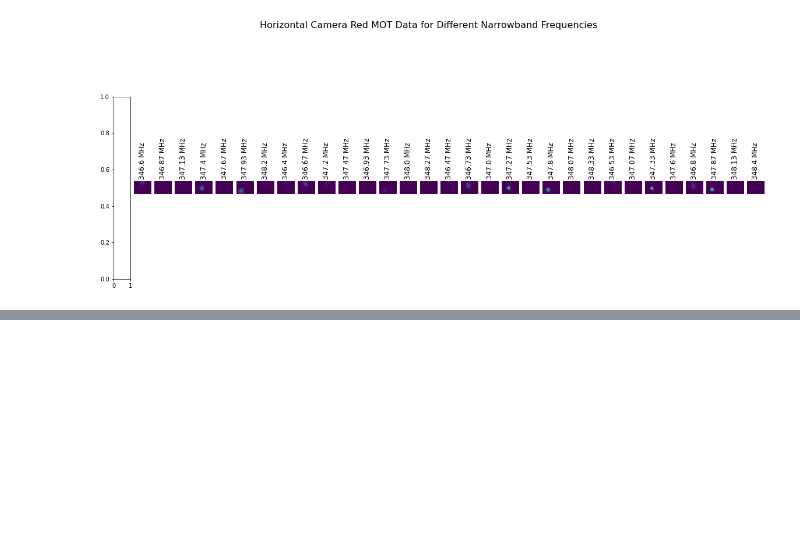
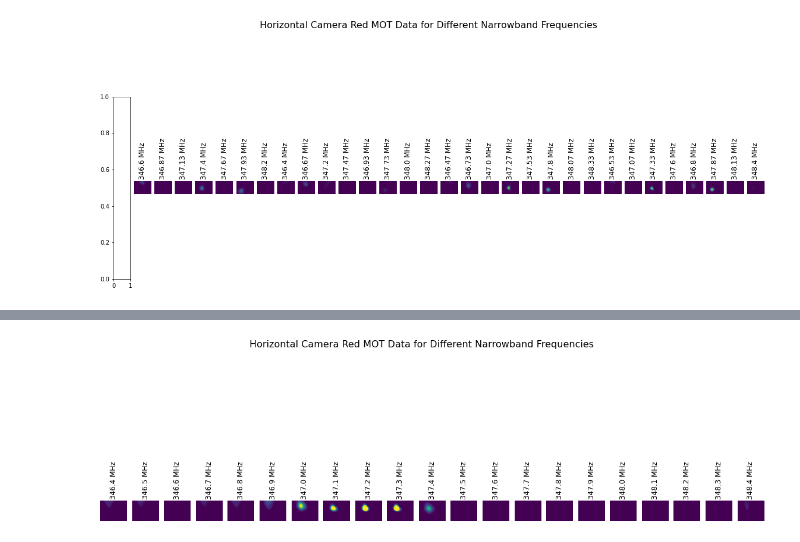
Before and after one commit to hsuchungchuan/Projects, a Jupyter notebook: 241114 Bias Coil Nb Red MOT Spectroscopy Plotting Group Images/BiasCoilNbRedMOTSpectroscopyGroupPlotting.ipynb, the cells around one changed output, grey strips where cells are left out. Saved outputs shown, nothing was run; the diff lists cells and outputs as text; code cells hidden in the pictures; blank space fills up the shorter version.

```diff
--- a/241114 Bias Coil Nb Red MOT Spectroscopy Plotting Group Images/BiasCoilNbRedMOTSpectroscopyGroupPlotting.ipynb
+++ b/241114 Bias Coil Nb Red MOT Spectroscopy Plotting Group Images/BiasCoilNbRedMOTSpectroscopyGroupPlotting.ipynb
@@ -273,0 +274,72 @@ plt.show()
+# %%
+import h5py
+import json
+import os
+import matplotlib.pyplot as plt
+import numpy as np
+
+# Directory containing all the .h5 files
+directory_path = 'Z:/AION/Data/2024/11/14/nb_0A_vertical_-2pt4A_transport_-2pt2A/'  # Replace with your directory path
+
+# List to store (frequency, data, filename) for sorting
+data_list = []
+
+# Loop through all .h5 files in the directory and extract data
+for filename in os.listdir(directory_path):
+    if filename.endswith('.h5') and "MeasureRedMOT" not in filename and "parameters" not in filename:
+        file_path = os.path.join(directory_path, filename)
+
+        try:
+            # Open the .h5 file
+            with h5py.File(file_path, 'r') as f:
+                # Extract the parameter data
+                parameters_data = f['parameters'][()]
+                if isinstance(parameters_data, bytes):
+                    parameters_dict = json.loads(parameters_data.decode('utf-8'))
+                else:
+                    parameters_dict = parameters_data
+
+                # Extract the narrowband_fixed_phase_frequency and horizontal_camera_red_mot
+                narrowband_frequency = parameters_dict['narrowband_fixed_phase_single']['narrowband_fixed_phase_frequency']
+                horizontal_camera_red_mot_data = f['horizontal camera red mot'][()]
+
+                # Store (frequency, data, filename) for sorting
+                data_list.append((narrowband_frequency, horizontal_camera_red_mot_data, filename))
+
+        except Exception as e:
+            print(f"Error processing file {filename}: {e}")
+
+# Sort the data list by narrowband_fixed_phase_frequency
+data_list.sort(key=lambda x: x[0])
+
+# Initialize the plot (one row of subplots, columns equal to the number of files)
+fig, axes = plt.subplots(1, len(data_list), figsize=(20, 6))
+
+# If there's only one file, axes is not a list but a single axis
+if len(data_list) == 1:
+    axes = [axes]
+
+# Plot the data in sorted order
+for idx, (narrowband_frequency, horizontal_camera_red_mot_data, filename) in enumerate(data_list):
+    # Plot the matrix as a color map using imshow
+    im = axes[idx].imshow(horizontal_camera_red_mot_data, cmap='viridis', vmin=0, vmax=10)
+    axes[idx].set_title(f'{np.round(narrowband_frequency/1e6, decimals=2)} MHz', rotation=90)
+    axes[idx].axis('off')  # Hide axes ticks
+
+    # Add colorbar only for the first subplot
+    # if idx == 0:
+    #     fig.colorbar(im, ax=axes[idx])
+
+    # Rotate x-axis labels by 90 degrees for better readability
+    axes[idx].tick_params(axis='x', rotation=90)
+
+# Add main title for the figure
+plt.suptitle('Horizontal Camera Red MOT Data for Different Narrowband Frequencies', fontsize=16, y=1.15)
+
+# Adjust layout to make room for colorbars and suptitle
+plt.subplots_adjust(top=0.85)  # Adjust the top to accommodate the suptitle
+
+# Show the plot
+plt.show()
+# %% [output]
+[figure, added]
```
Also changed, not shown: parts of 2 cells of this notebook.
